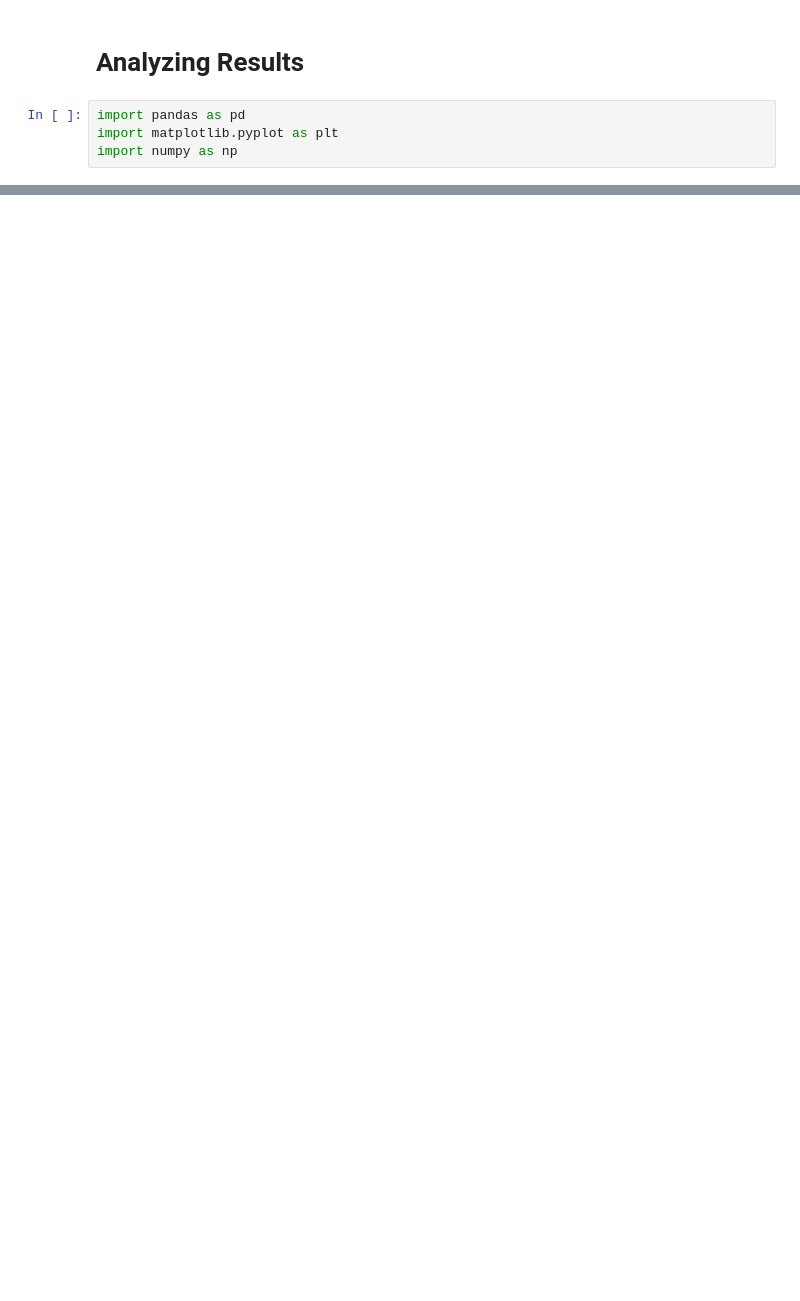
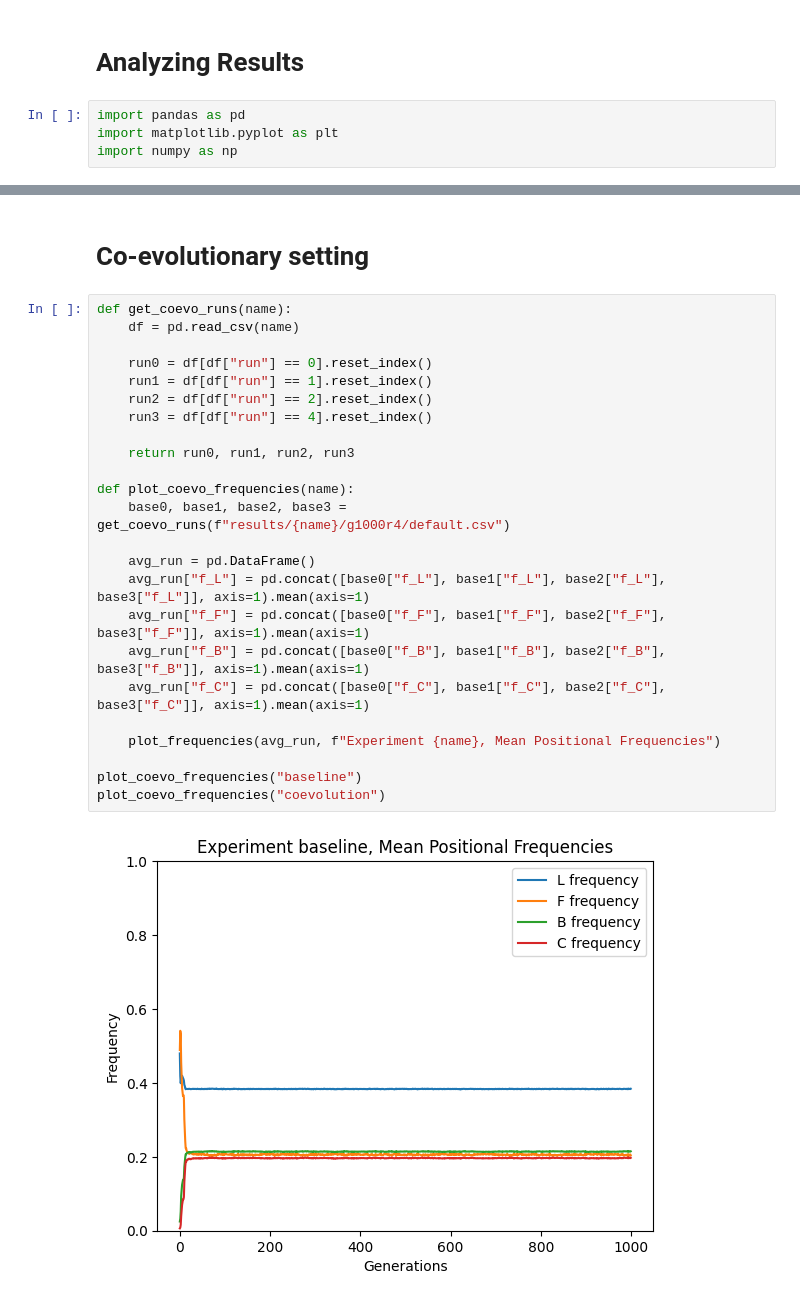
Before and after one commit to Maxuuuuuu/naco-project, a Jupyter notebook: analysis.ipynb, the cells around one changed output, grey strips where cells are left out. Drawn from its saved outputs; the diff is of its cells as text; blank space fills up the shorter version.

Commit message:
Update: Coevolution

```diff
--- a/analysis.ipynb
+++ b/analysis.ipynb
@@ -102,0 +103,28 @@ plot_env_cm(["1A", "1B", "2A", "2B"])
+# %% [markdown]
+# Co-evolutionary setting
+# %%
+def get_coevo_runs(name):
+    df = pd.read_csv(name)
+
+    run0 = df[df["run"] == 0].reset_index()
+    run1 = df[df["run"] == 1].reset_index()
+    run2 = df[df["run"] == 2].reset_index()
+    run3 = df[df["run"] == 4].reset_index()
+
+    return run0, run1, run2, run3
+
+def plot_coevo_frequencies(name):
+    base0, base1, base2, base3 = get_coevo_runs(f"results/{name}/g1000r4/default.csv")
+
+    avg_run = pd.DataFrame()
+    avg_run["f_L"] = pd.concat([base0["f_L"], base1["f_L"], base2["f_L"], base3["f_L"]], axis=1).mean(axis=1)
+    avg_run["f_F"] = pd.concat([base0["f_F"], base1["f_F"], base2["f_F"], base3["f_F"]], axis=1).mean(axis=1)
+    avg_run["f_B"] = pd.concat([base0["f_B"], base1["f_B"], base2["f_B"], base3["f_B"]], axis=1).mean(axis=1)
+    avg_run["f_C"] = pd.concat([base0["f_C"], base1["f_C"], base2["f_C"], base3["f_C"]], axis=1).mean(axis=1)
+
+    plot_frequencies(avg_run, f"Experiment {name}, Mean Positional Frequencies")
+
+plot_coevo_frequencies("baseline")
+plot_coevo_frequencies("coevolution")
+# %% [output]
+[figure, added]
```
Also changed, not shown: parts of 9 cells of this notebook, 23 other files.
